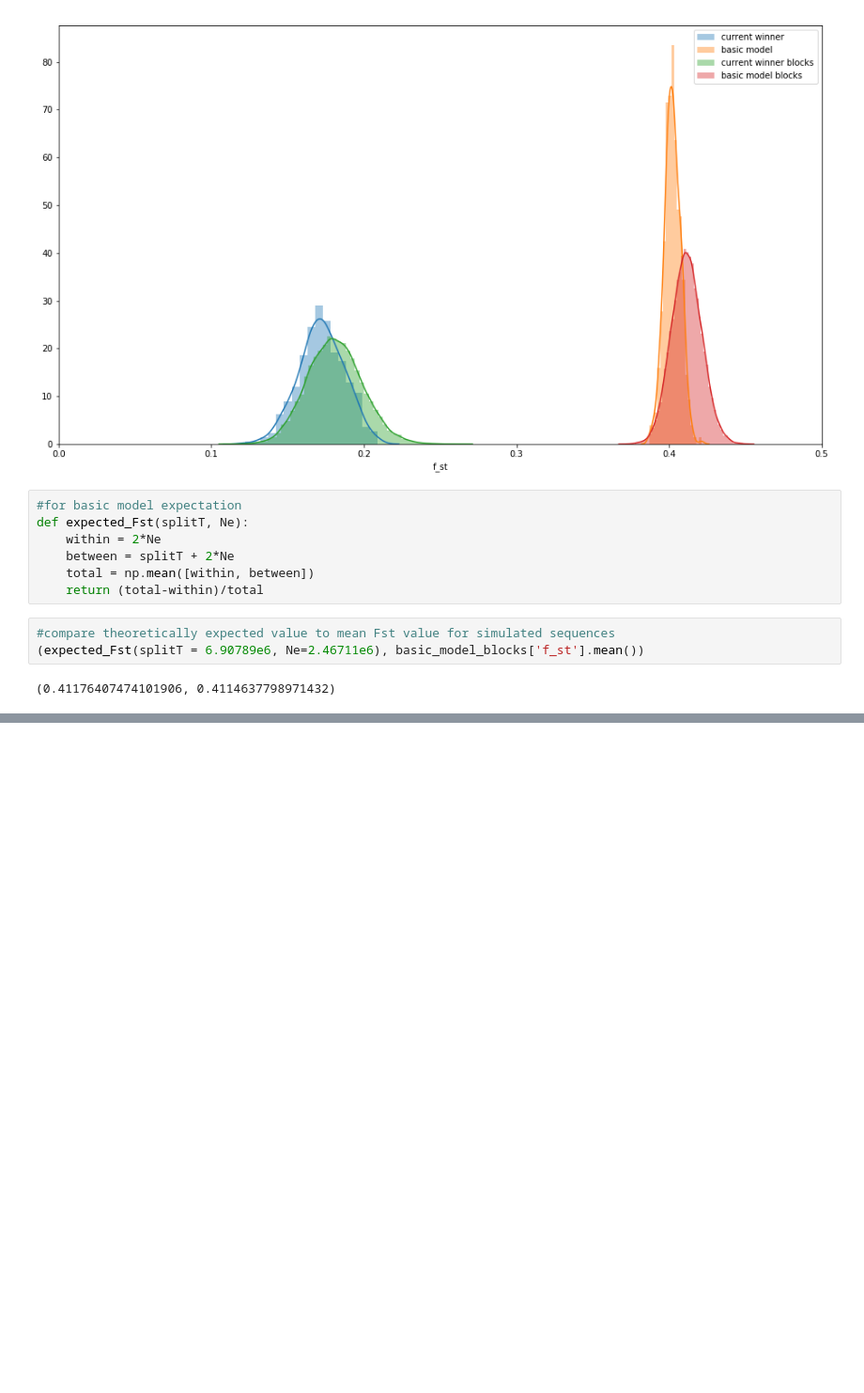
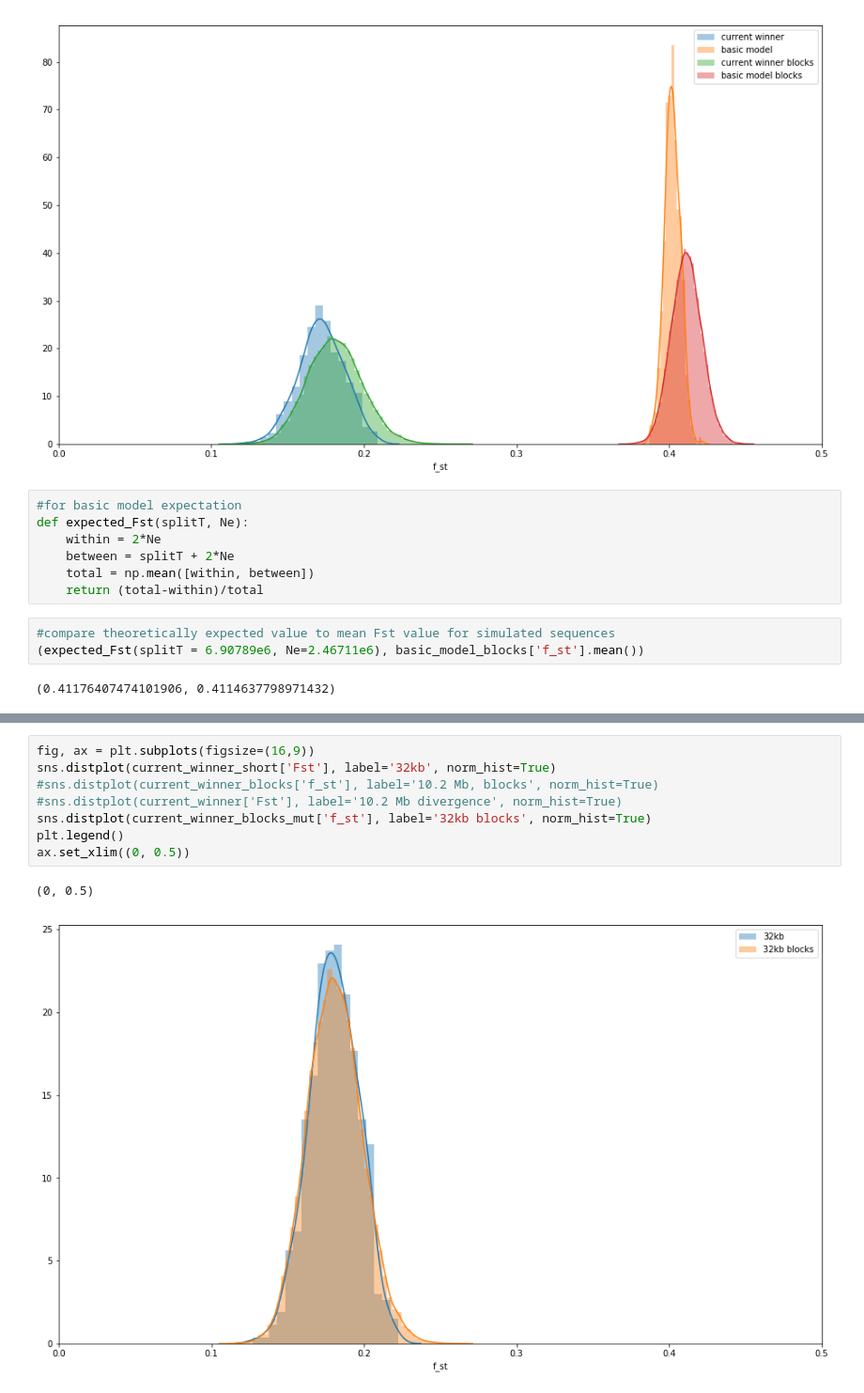
Before and after one commit to DRL/SMBE-SGE-2019, a Jupyter notebook: Session_2/Fst_short_chuncks/Fst_histogram.ipynb, the cells around one changed output, grey strips where cells are left out. Shown at 94% size. Cells and saved outputs as stored; diff of their text form; blank space fills up the shorter version.

```diff
--- a/Session_2/Fst_short_chuncks/Fst_histogram.ipynb
+++ b/Session_2/Fst_short_chuncks/Fst_histogram.ipynb
@@ -52,0 +70,11 @@ def expected_Fst(splitT, Ne):
+# %%
+fig, ax = plt.subplots(figsize=(16,9))
+sns.distplot(current_winner_short['Fst'], label='32kb', norm_hist=True)
+#sns.distplot(current_winner_blocks['f_st'], label='10.2 Mb, blocks', norm_hist=True)
+#sns.distplot(current_winner['Fst'], label='10.2 Mb divergence', norm_hist=True)
+sns.distplot(current_winner_blocks_mut['f_st'], label='32kb blocks', norm_hist=True)
+plt.legend()
+ax.set_xlim((0, 0.5))
+# %% [output]
+(0, 0.5)
+[figure, added]
```
Also changed, not shown: parts of 3 cells of this notebook, 11 other files.
